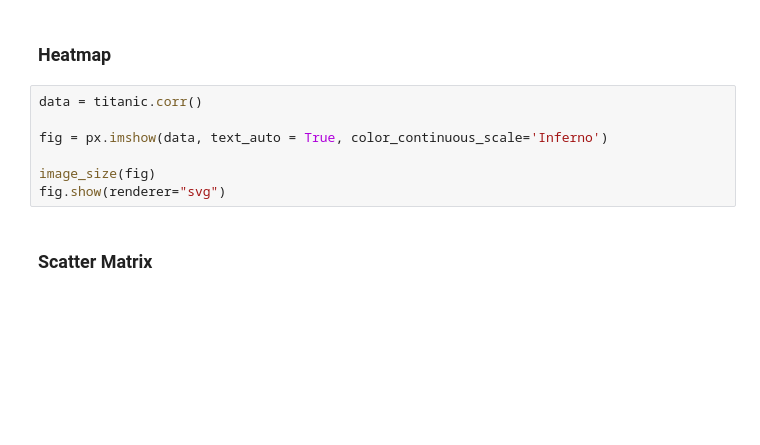
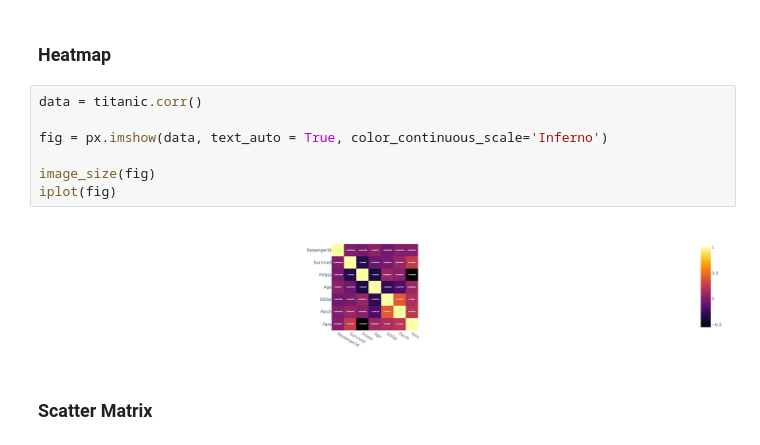
Before and after one commit to sebastian-sl/Basics, a Jupyter notebook: 01 DATA SCIENCE/VISUALIZATION/plotly express.ipynb, the cells around one changed output. Saved outputs shown, nothing was run; the diff lists cells and outputs as text; blank space fills up the shorter version.

```diff
--- a/01 DATA SCIENCE/VISUALIZATION/plotly express.ipynb
+++ b/01 DATA SCIENCE/VISUALIZATION/plotly express.ipynb
@@ -89,10 +92,12 @@ fig.show()
 # %%
 data = titanic.corr()
 
 fig = px.imshow(data, text_auto = True, color_continuous_scale='Inferno')
 
 image_size(fig)
-fig.show(renderer="svg")
+iplot(fig)
+# %% [output]
+[figure, added]
 # %% [markdown]
 ### Scatter Matrix
 # %%
```
Also changed, not shown: parts of 1 cell of this notebook.
